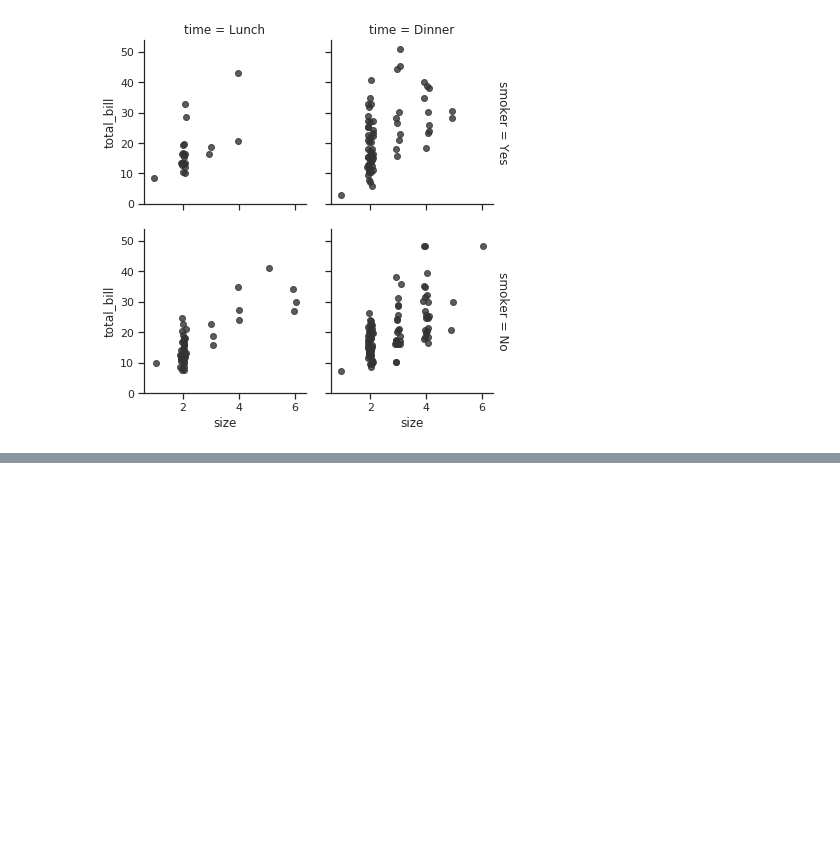
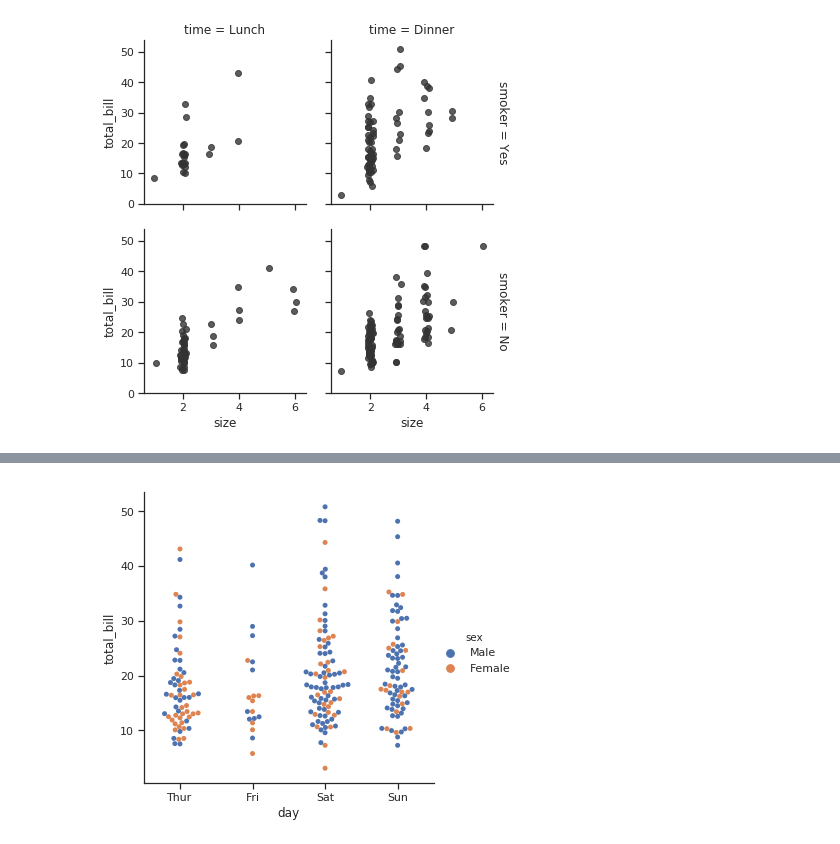
Before and after one commit to mulukenm/DataVisualization, a Jupyter notebook: JN_DVisualization.ipynb, the cells around one changed output, grey strips where cells are left out. Drawn from its saved outputs; the diff is of its cells as text; code cells hidden in the pictures; blank space fills up the shorter version.

```diff
--- a/JN_DVisualization.ipynb
+++ b/JN_DVisualization.ipynb
@@ -41,0 +25,4 @@ g.map(sns.regplot, "size", "total_bill", color=".2", fit_reg=False, x_jitter=.1)
+# %%
+sns.catplot(x="day", y="total_bill", hue="sex", kind="swarm", data=tips);
+# %% [output]
+[figure, added]
```
Also changed, not shown: parts of 10 cells of this notebook.
